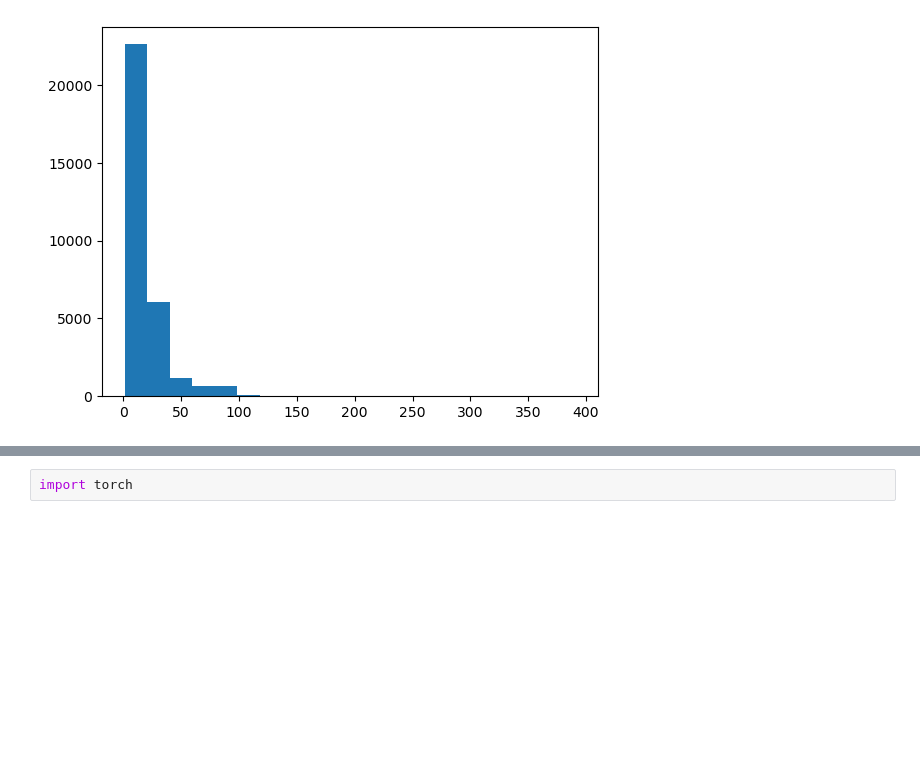
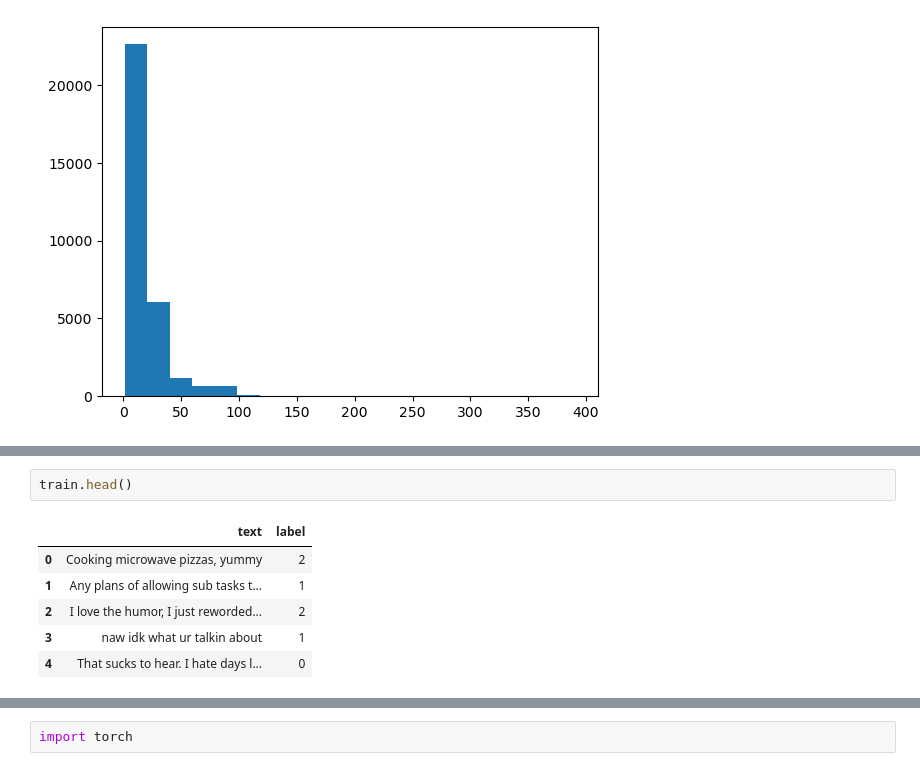
Before and after one commit to AliyaBadmaeva/PDP, a Jupyter notebook: Badmaeva_A_A__PDP.ipynb, the cells around one changed output, grey strips where cells are left out. Cells and saved outputs as stored; diff of their text form; blank space fills up the shorter version.

```diff
--- a/Badmaeva_A_A__PDP.ipynb
+++ b/Badmaeva_A_A__PDP.ipynb
@@ -189,0 +181,9 @@ tokenizer.save_pretrained('.')
+# %%
+train.head()
+# %% [output]
+|  | text | label |
+| 0 | Cooking microwave pizzas, yummy | 2 |
+| 1 | Any plans of allowing sub tasks t... | 1 |
+| 2 | I love the humor, I just reworded... | 2 |
+| 3 | naw idk what ur talkin about | 1 |
+| 4 | That sucks to hear. I hate days l... | 0 |
```
Also changed, not shown: parts of 69 cells of this notebook.
